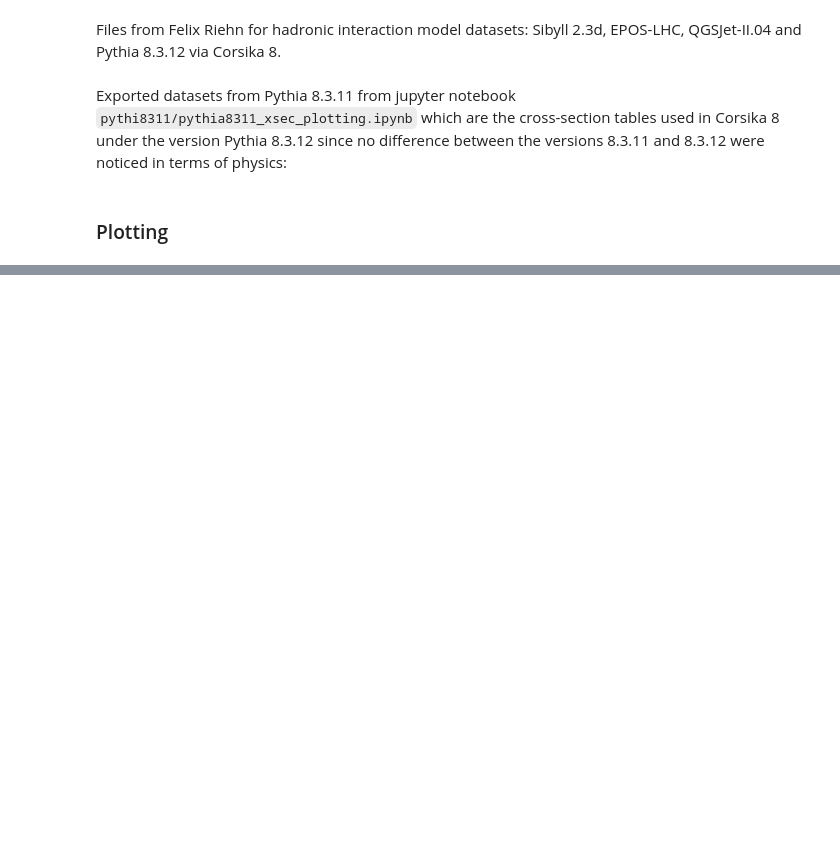
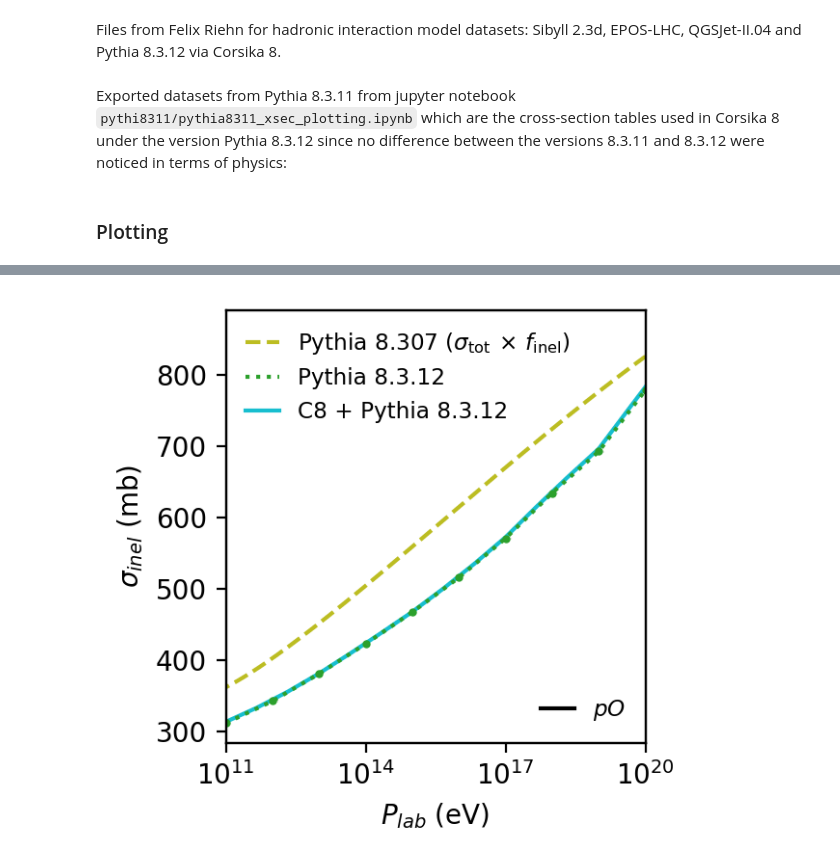
Before and after one commit to gaudu/pythia8312, a Jupyter notebook: examples/compare_pythia8312_corsika8_xsec.ipynb, the cells around one changed output, grey strips where cells are left out. Drawn from its saved outputs; the diff is of its cells as text; code cells hidden in the pictures; blank space fills up the shorter version.

```diff
--- a/examples/compare_pythia8312_corsika8_xsec.ipynb
+++ b/examples/compare_pythia8312_corsika8_xsec.ipynb
@@ -73,3 +79,24 @@ fig.savefig("xs_inel_pp.png", dpi=400)
+# %%
+fig, ax = plt.subplots(figsize=(3.2,3), dpi=200)
+ax.set(xlim=(1e11,1e20))
+ax.set_xscale('log')
+ax.set(xlabel=r"$P_{lab}$ (eV)", ylabel=r"$\sigma_{inel}$ (mb)")
+
+ax.plot(xs_p_O_py8307[0,:], xs_p_O_py8307[1,:] * 0.9, "--", color="tab:olive", label="Pythia 8.307 ($\\sigma_{\\mathrm{tot}} \\, \\times \\, f_{\\mathrm{inel}}$)")
+ax.errorbar(elab_py8311, xs_p_O_py8311, yerr=xs_p_O_py8311_err, c='tab:green', fmt='o', ms=2, ecolor='lightgrey', elinewidth=4, ls=':')
+ax.plot([None], [None], ":", color="tab:green", label="Pythia 8.3.12")
+ax.plot(xs_pp_pO_c8pythia8312[:,1]*1e9, xs_pp_pO_c8pythia8312[:,4], "-", color="tab:cyan", label="C8 + Pythia 8.3.12")
+ax.legend(loc='upper left', bbox_to_anchor=(0, 1), fontsize="small", frameon=False, handlelength=1.5)
+
+ax2 = ax.twinx()
+ax2.get_yaxis().set_visible(False)
+ax2.plot([None], [None], "-", color="black", label="$pO$")
+ax2.legend(loc='lower right', bbox_to_anchor=(1, 0), fontsize="small", frameon=False, handlelength=1.5)
+
+fig.tight_layout()
+fig.savefig("xs_inel_pO.png", dpi=400)
+# %% [output]
+[figure, added]
 # %%
 fig, ax = plt.subplots(figsize=(3.2,3), dpi=200)
 ax.set(xlim=(1e11,1e20))
```
Also changed, not shown: parts of 5 cells of this notebook.
